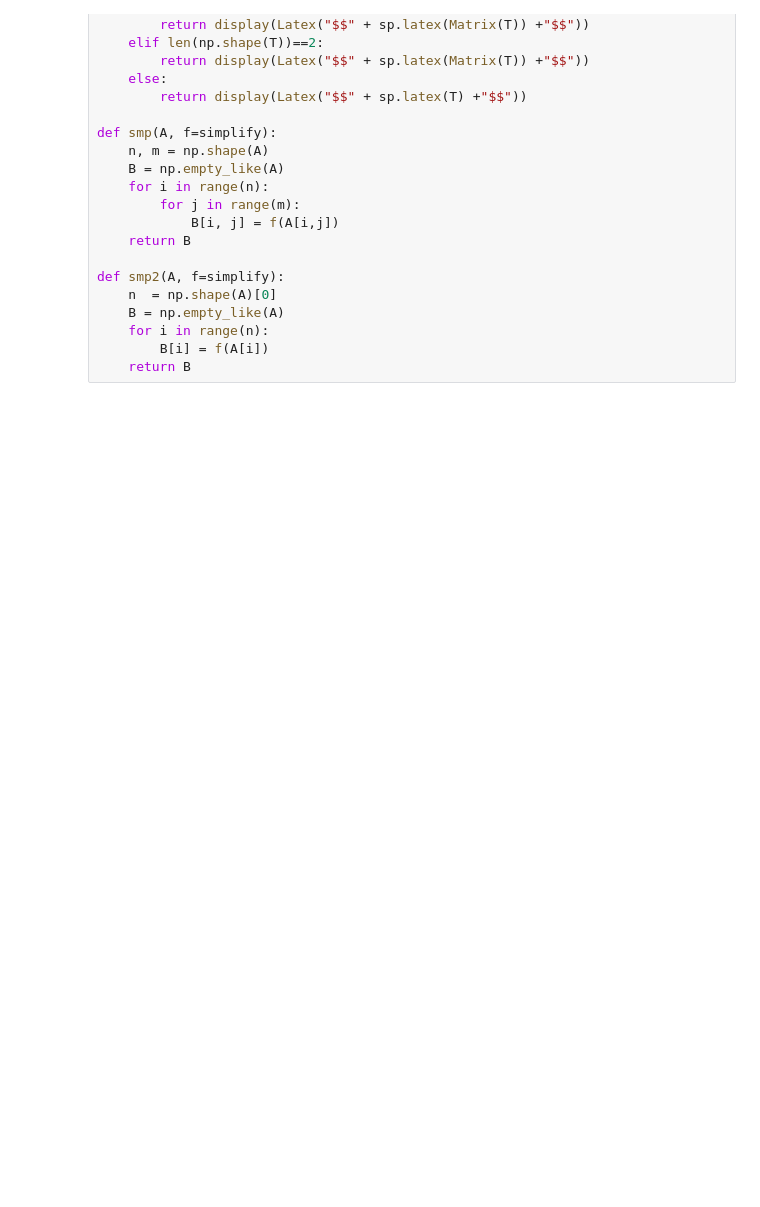
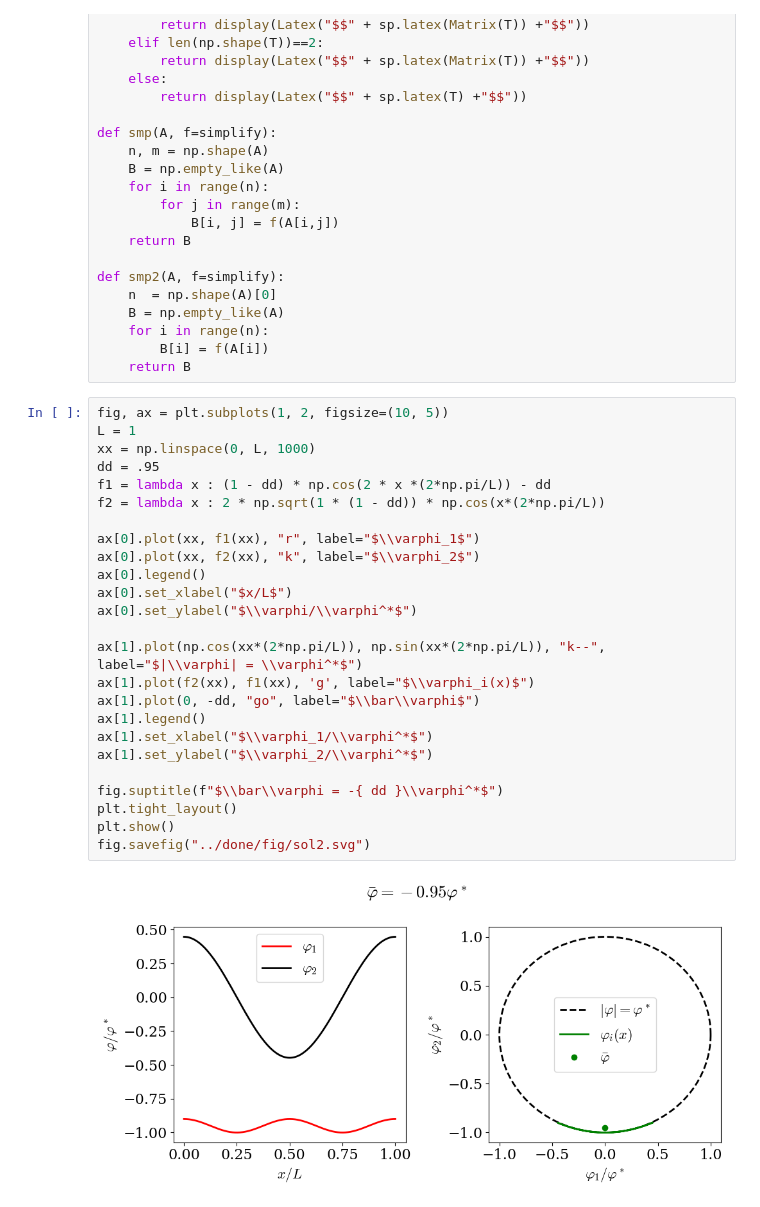
Before and after one commit to martkjoh/NRCH, a Jupyter notebook: done/solution.ipynb, the cells around one changed output. Drawn from its saved outputs; the diff is of its cells as text; blank space fills up the shorter version.

```diff
--- a/done/solution.ipynb
+++ b/done/solution.ipynb
@@ -34,3 +34,30 @@ def smp2(A, f=simplify):
     for i in range(n):
         B[i] = f(A[i])
     return B
+# %%
+fig, ax = plt.subplots(1, 2, figsize=(10, 5))
+L = 1
+xx = np.linspace(0, L, 1000)
+dd = .95
+f1 = lambda x : (1 - dd) * np.cos(2 * x *(2*np.pi/L)) - dd
+f2 = lambda x : 2 * np.sqrt(1 * (1 - dd)) * np.cos(x*(2*np.pi/L))
+
+ax[0].plot(xx, f1(xx), "r", label="$\\varphi_1$")
+ax[0].plot(xx, f2(xx), "k", label="$\\varphi_2$")
+ax[0].legend()
+ax[0].set_xlabel("$x/L$")
+ax[0].set_ylabel("$\\varphi/\\varphi^*$")
+
+ax[1].plot(np.cos(xx*(2*np.pi/L)), np.sin(xx*(2*np.pi/L)), "k--", label="$|\\varphi| = \\varphi^*$")
+ax[1].plot(f2(xx), f1(xx), 'g', label="$\\varphi_i(x)$")
+ax[1].plot(0, -dd, "go", label="$\\bar\\varphi$")
+ax[1].legend()
+ax[1].set_xlabel("$\\varphi_1/\\varphi^*$")
+ax[1].set_ylabel("$\\varphi_2/\\varphi^*$")
+
+fig.suptitle(f"$\\bar\\varphi = -{ dd }\\varphi^*$")
+plt.tight_layout()
+plt.show()
+fig.savefig("../done/fig/sol2.svg")
+# %% [output]
+[figure, added]
```
Also changed, not shown: parts of 7 cells of this notebook, 15 other files.
